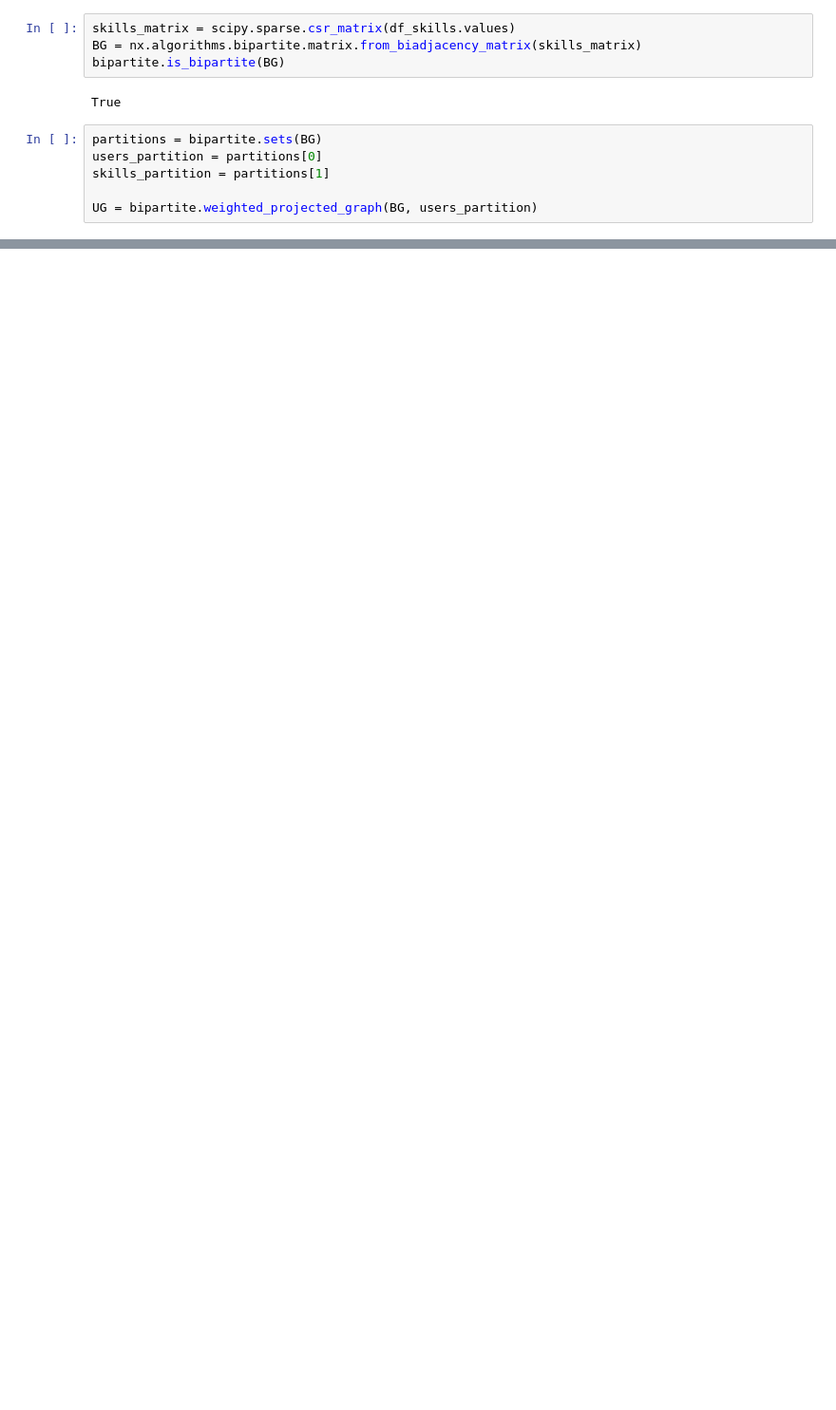
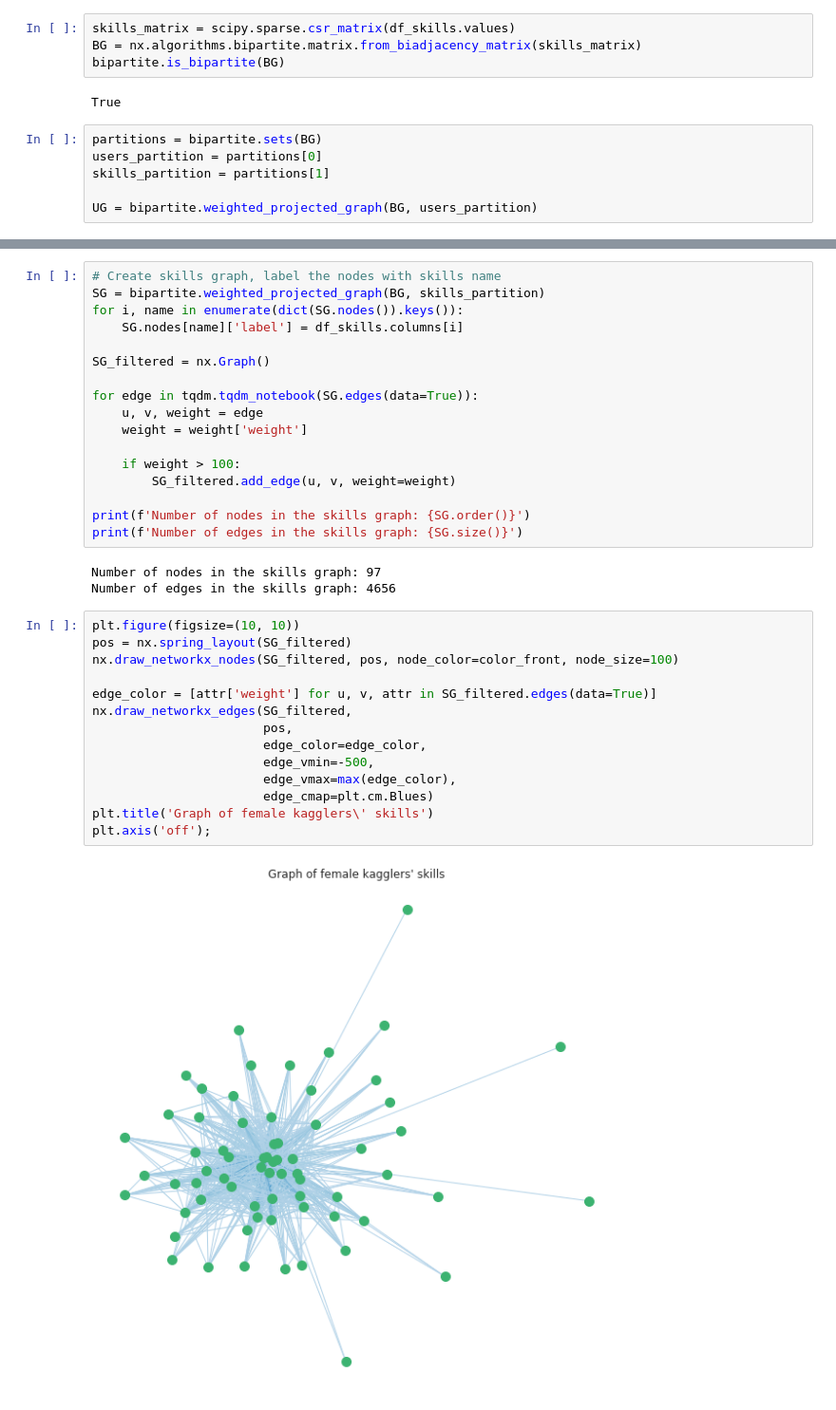
Before and after one commit to sfczekalski/women_kaggle, a Jupyter notebook: notebooks/Analysis.ipynb, the cells around one changed output, grey strips where cells are left out. Shown at 95% size. Saved outputs shown, nothing was run; the diff lists cells and outputs as text; blank space fills up the shorter version.

```diff
--- a/notebooks/Analysis.ipynb
+++ b/notebooks/Analysis.ipynb
@@ -316,0 +345,36 @@ UG_filtered.size()
+# %%
+# Create skills graph, label the nodes with skills name
+SG = bipartite.weighted_projected_graph(BG, skills_partition)
+for i, name in enumerate(dict(SG.nodes()).keys()):
+    SG.nodes[name]['label'] = df_skills.columns[i]
+
+SG_filtered = nx.Graph()
+
+for edge in tqdm.tqdm_notebook(SG.edges(data=True)):
+    u, v, weight = edge
+    weight = weight['weight']
+
+    if weight > 100:
+        SG_filtered.add_edge(u, v, weight=weight)
+
+print(f'Number of nodes in the skills graph: {SG.order()}')
+print(f'Number of edges in the skills graph: {SG.size()}')
+# %% [output]
+Number of nodes in the skills graph: 97
+Number of edges in the skills graph: 4656
+# %%
+plt.figure(figsize=(10, 10))
+pos = nx.spring_layout(SG_filtered)
+nx.draw_networkx_nodes(SG_filtered, pos, node_color=color_front, node_size=100)
+
+edge_color = [attr['weight'] for u, v, attr in SG_filtered.edges(data=True)]
+nx.draw_networkx_edges(SG_filtered,
+                       pos,
+                       edge_color=edge_color,
+                       edge_vmin=-500,
+                       edge_vmax=max(edge_color),
+                       edge_cmap=plt.cm.Blues)
+plt.title('Graph of female kagglers\' skills')
+plt.axis('off');
+# %% [output]
+[figure, added]
```
Also changed, not shown: parts of 10 cells of this notebook.
